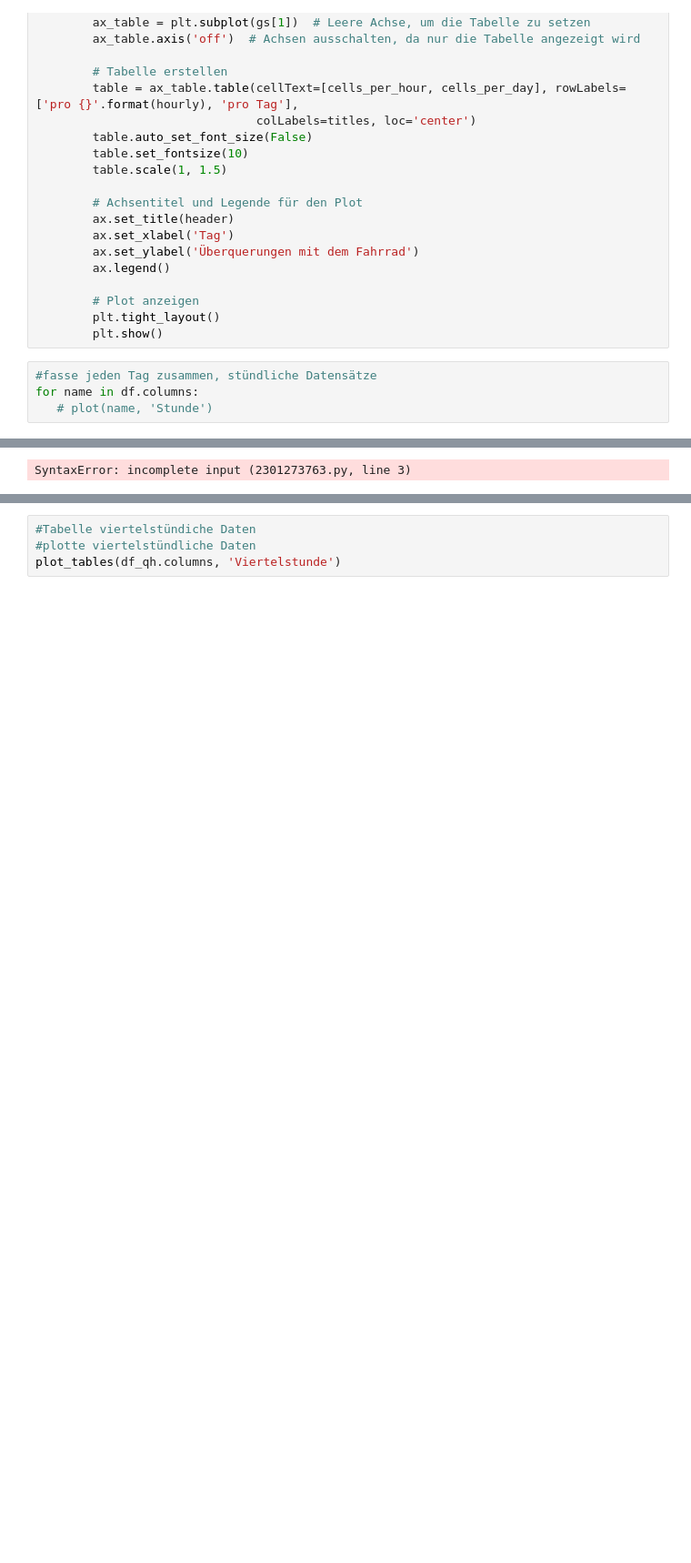
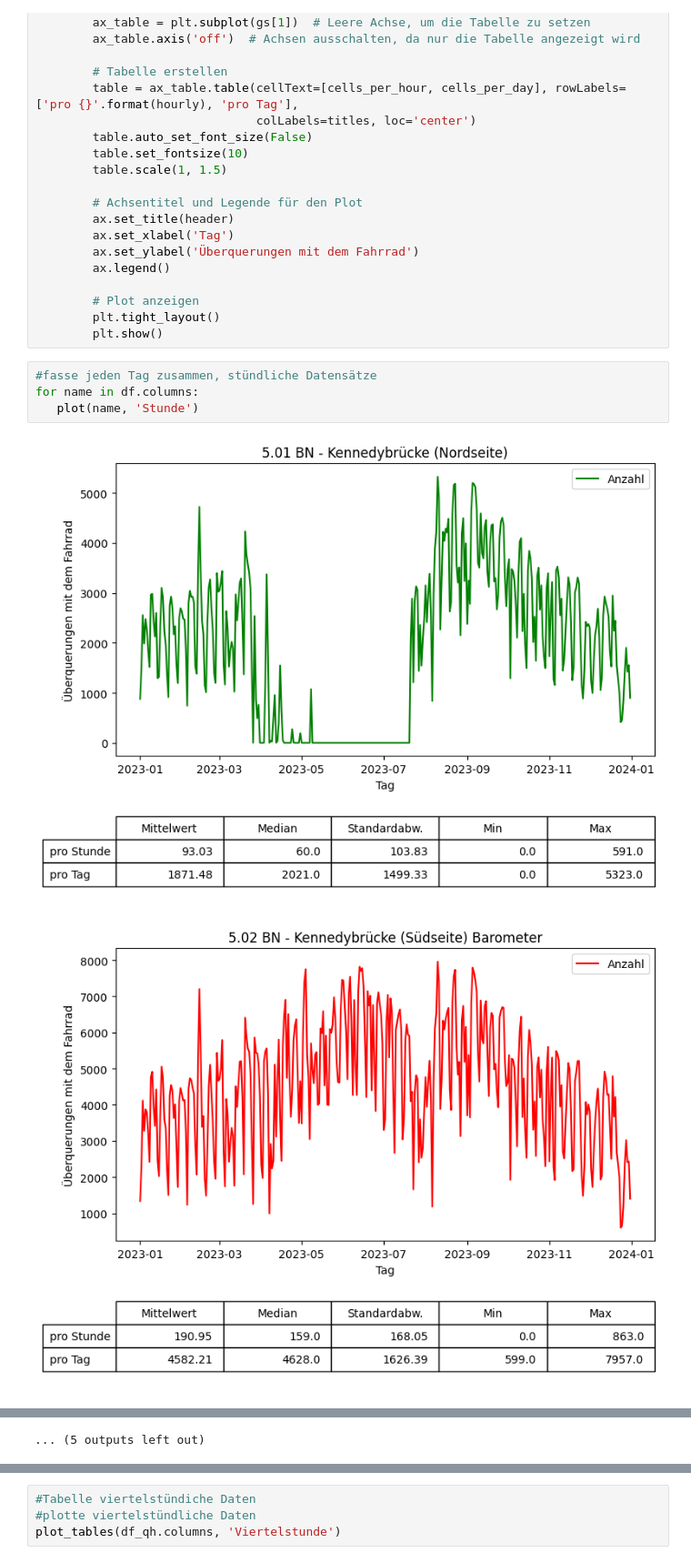
Before and after one commit to wooloflettuce/bonn-bike-count, a Jupyter notebook: Plots/Plots_2023.ipynb, the cells around one changed output, grey strips where cells are left out. Shown at 91% size. Cells and saved outputs as stored; diff of their text form; blank space fills up the shorter version.

```diff
--- a/Plots/Plots_2023.ipynb
+++ b/Plots/Plots_2023.ipynb
@@ -85,5 +85,7 @@ def plot(header, hourly):
 # %%
 #fasse jeden Tag zusammen, stündliche Datensätze
 for name in df.columns:
-   # plot(name, 'Stunde')
+   plot(name, 'Stunde')
 # %% [output]
+[figure, added]
+[figure, added]
@@ -90,4 +102,4 @@ for name in df.columns:
-SyntaxError: incomplete input (2301273763.py, line 3)
+... (5 outputs left out)
 # %%
 import matplotlib.gridspec as gridspec
 
```
Also changed, not shown: parts of 3 cells of this notebook, 3 other files.
